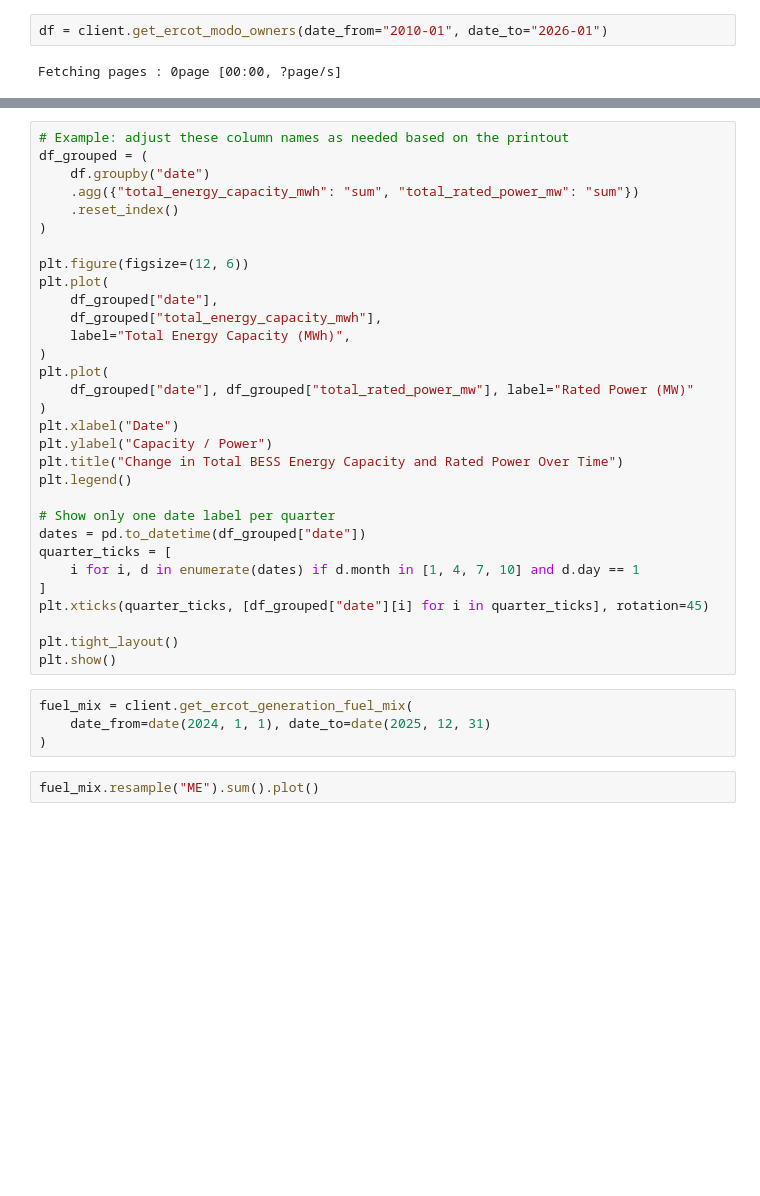
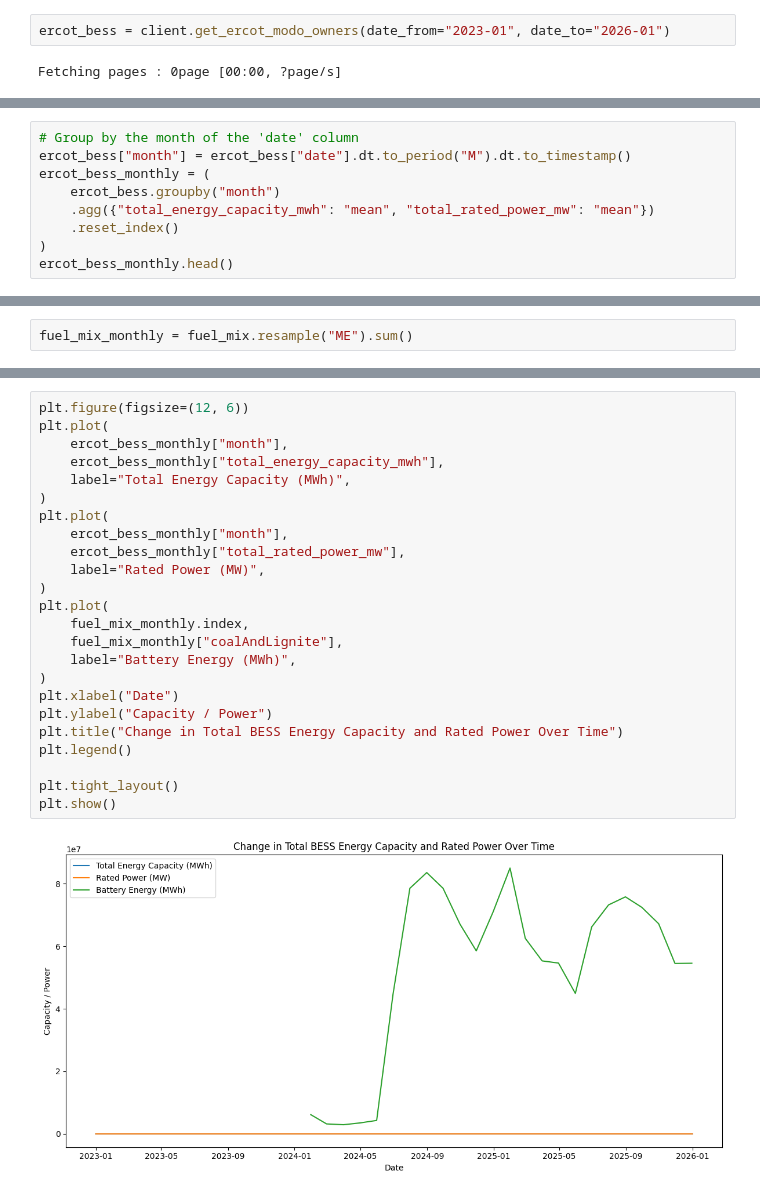
Before and after one commit to andrewkittredge/mode_energy, a Jupyter notebook: ERCOT_BESS.ipynb, the cells around one changed output, grey strips where cells are left out. Saved outputs shown, nothing was run; the diff lists cells and outputs as text; blank space fills up the shorter version.

```diff
--- a/ERCOT_BESS.ipynb
+++ b/ERCOT_BESS.ipynb
@@ -11,6 +11,6 @@ from modo_energy_client.modo_energy_api_client import ModoEnergyAPIClient
 
 client = ModoEnergyAPIClient(api_token="your_api_token_here")
 # %%
-df = client.get_ercot_modo_owners(date_from="2010-01", date_to="2026-01")
+ercot_bess = client.get_ercot_modo_owners(date_from="2023-01", date_to="2026-01")
 # %% [output]
 Fetching pages : 0page [00:00, ?page/s]
@@ -25,0 +17,9 @@ dtype: object
+# %%
+# Group by the month of the 'date' column
+ercot_bess["month"] = ercot_bess["date"].dt.to_period("M").dt.to_timestamp()
+ercot_bess_monthly = (
+    ercot_bess.groupby("month")
+    .agg({"total_energy_capacity_mwh": "mean", "total_rated_power_mw": "mean"})
+    .reset_index()
+)
+ercot_bess_monthly.head()
@@ -25,0 +56,2 @@ dtype: object
+# %%
+fuel_mix_monthly = fuel_mix.resample("ME").sum()
@@ -26,37 +65,26 @@ dtype: object
 # %%
-# Example: adjust these column names as needed based on the printout
-df_grouped = (
-    df.groupby("date")
-    .agg({"total_energy_capacity_mwh": "sum", "total_rated_power_mw": "sum"})
-    .reset_index()
-)
-
 plt.figure(figsize=(12, 6))
 plt.plot(
-    df_grouped["date"],
-    df_grouped["total_energy_capacity_mwh"],
+    ercot_bess_monthly["month"],
+    ercot_bess_monthly["total_energy_capacity_mwh"],
     label="Total Energy Capacity (MWh)",
 )
 plt.plot(
-    df_grouped["date"], df_grouped["total_rated_power_mw"], label="Rated Power (MW)"
+    ercot_bess_monthly["month"],
+    ercot_bess_monthly["total_rated_power_mw"],
+    label="Rated Power (MW)",
+)
+plt.plot(
+    fuel_mix_monthly.index,
+    fuel_mix_monthly["coalAndLignite"],
+    label="Battery Energy (MWh)",
 )
 plt.xlabel("Date")
 plt.ylabel("Capacity / Power")
 plt.title("Change in Total BESS Energy Capacity and Rated Power Over Time")
 plt.legend()
 
-# Show only one date label per quarter
-dates = pd.to_datetime(df_grouped["date"])
-quarter_ticks = [
-    i for i, d in enumerate(dates) if d.month in [1, 4, 7, 10] and d.day == 1
-]
-plt.xticks(quarter_ticks, [df_grouped["date"][i] for i in quarter_ticks], rotation=45)
-
 plt.tight_layout()
 plt.show()
+# %% [output]
+[figure, added]
-# %%
-fuel_mix = client.get_ercot_generation_fuel_mix(
-    date_from=date(2024, 1, 1), date_to=date(2025, 12, 31)
-)
-# %%
-fuel_mix.resample("ME").sum().plot()
```
Also changed, not shown: parts of 5 cells of this notebook, 2 other files.
